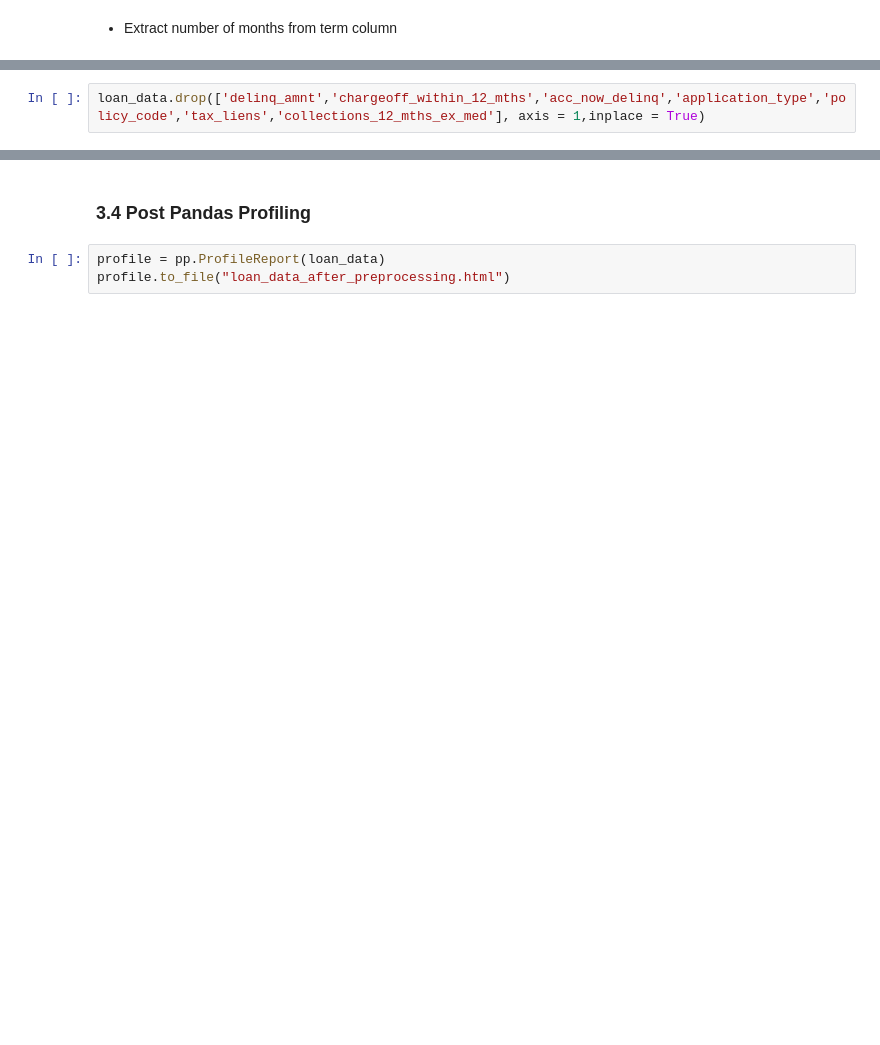
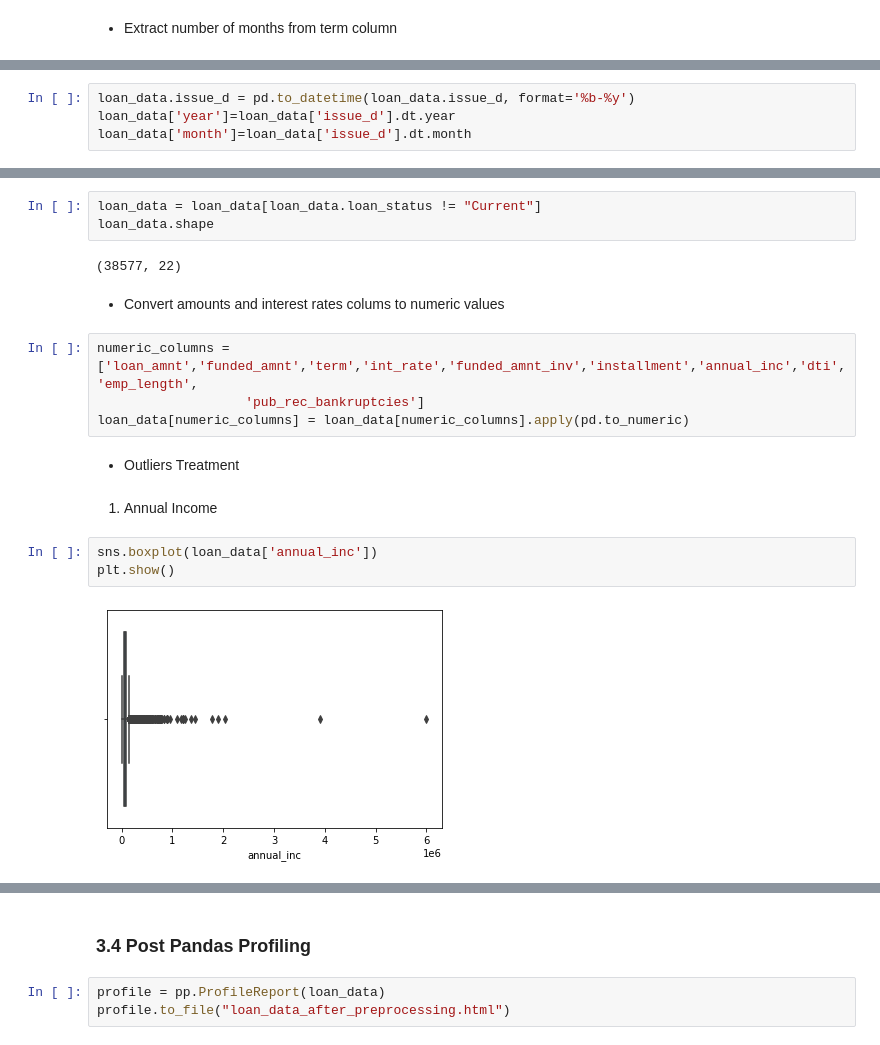
Before and after one commit to nazneenansari/LendingClubCaseStudy, a Jupyter notebook: Nazneen_Ansari.ipynb, the cells around one changed output, grey strips where cells are left out. Saved outputs shown, nothing was run; the diff lists cells and outputs as text; blank space fills up the shorter version.

```diff
--- a/Nazneen_Ansari.ipynb
+++ b/Nazneen_Ansari.ipynb
@@ -125,2 +225,0 @@ loan_data.collections_12_mths_ex_med.value_counts()
-# %%
-loan_data.drop(['delinq_amnt','chargeoff_within_12_mths','acc_now_delinq','application_type','policy_code','tax_liens','collections_12_mths_ex_med'], axis = 1,inplace = True)
@@ -130,0 +228,4 @@ loan_data.shape
+# %%
+loan_data.issue_d = pd.to_datetime(loan_data.issue_d, format='%b-%y')
+loan_data['year']=loan_data['issue_d'].dt.year
+loan_data['month']=loan_data['issue_d'].dt.month
@@ -130,0 +234,20 @@ loan_data.shape
+# %%
+loan_data = loan_data[loan_data.loan_status != "Current"]
+loan_data.shape
+# %% [output]
+(38577, 22)
+# %% [markdown]
+- Convert amounts and interest rates colums to numeric values
+# %%
+numeric_columns = ['loan_amnt','funded_amnt','term','int_rate','funded_amnt_inv','installment','annual_inc','dti','emp_length',
+                   'pub_rec_bankruptcies']
+loan_data[numeric_columns] = loan_data[numeric_columns].apply(pd.to_numeric)
+# %% [markdown]
+- Outliers Treatment
+# %% [markdown]
+1. Annual Income
+# %%
+sns.boxplot(loan_data['annual_inc'])
+plt.show()
+# %% [output]
+[figure, added]
```
Also changed, not shown: parts of 150 cells of this notebook.
